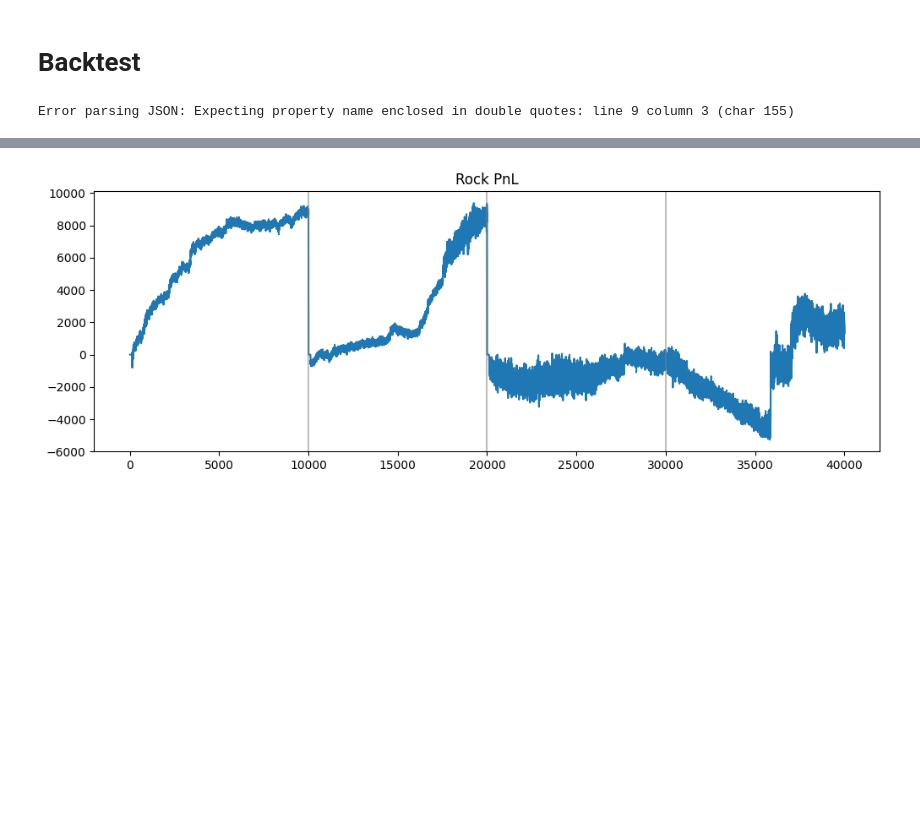
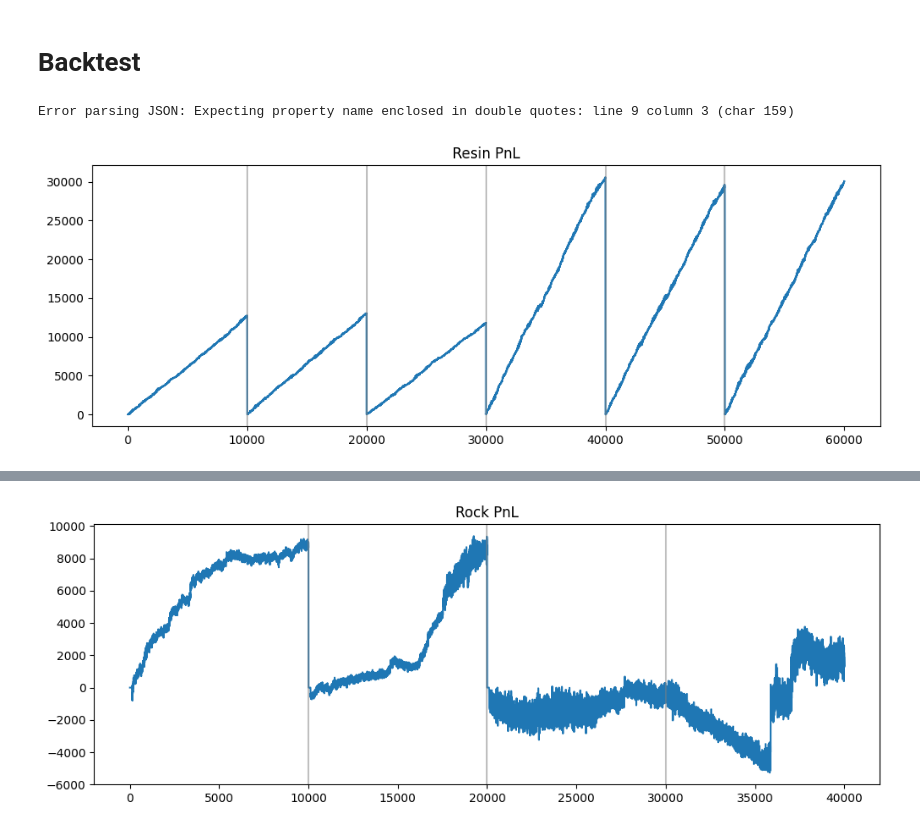
Before and after one commit to aemilani/imc-prosperity-3, a Jupyter notebook: notebooks/logs_round_3.ipynb, the cells around one changed output, grey strips where cells are left out. Saved outputs shown, nothing was run; the diff lists cells and outputs as text; code cells hidden in the pictures; blank space fills up the shorter version.

```diff
--- a/notebooks/logs_round_3.ipynb
+++ b/notebooks/logs_round_3.ipynb
@@ -31,6 +31,15 @@ def avellaneda_stoikov_reservation_price(price, position, volatility):
 # %% [markdown]
 # Backtest
 # %%
-sandbox, activities, trades = read_log('../backtests/2025-04-18_16-46-03.log')
+sandbox, activities, trades = read_log('../backtests/2025-04-19_09-47-25.log')
 # %% [output]
-Error parsing JSON: Expecting property name enclosed in double quotes: line 9 column 3 (char 155)
+Error parsing JSON: Expecting property name enclosed in double quotes: line 9 column 3 (char 159)
+# %%
+plt.figure(figsize=(12, 4))
+plt.plot(activities[activities['product'] == 'RAINFOREST_RESIN']['profit_and_loss'].to_numpy())
+for i in [10000, 20000, 30000, 40000, 50000]:
+    plt.axvline(i, c='gray', alpha=0.5)
+plt.title('Resin PnL')
+plt.show()
+# %% [output]
+[figure, added]
```
Also changed, not shown: parts of 2 cells of this notebook, 5 other files.
